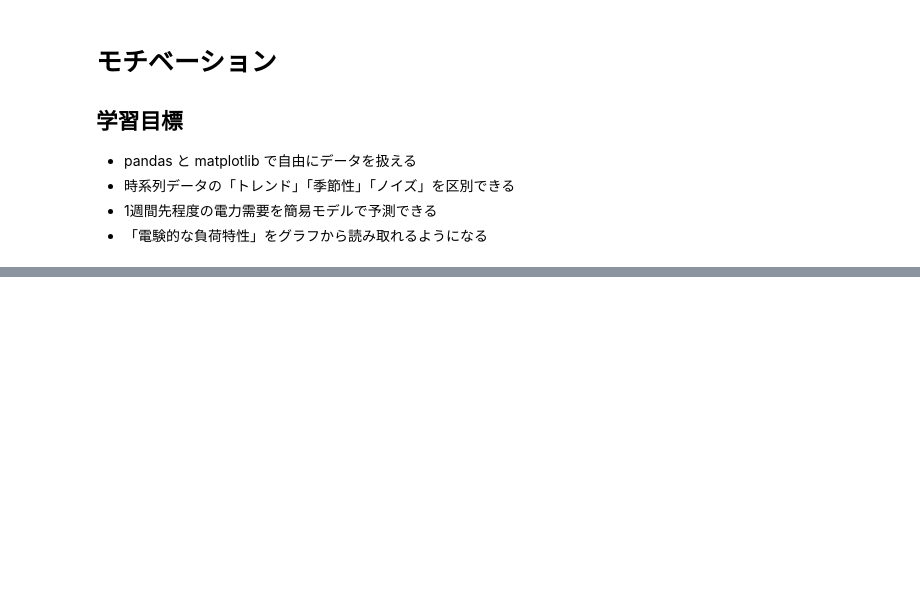
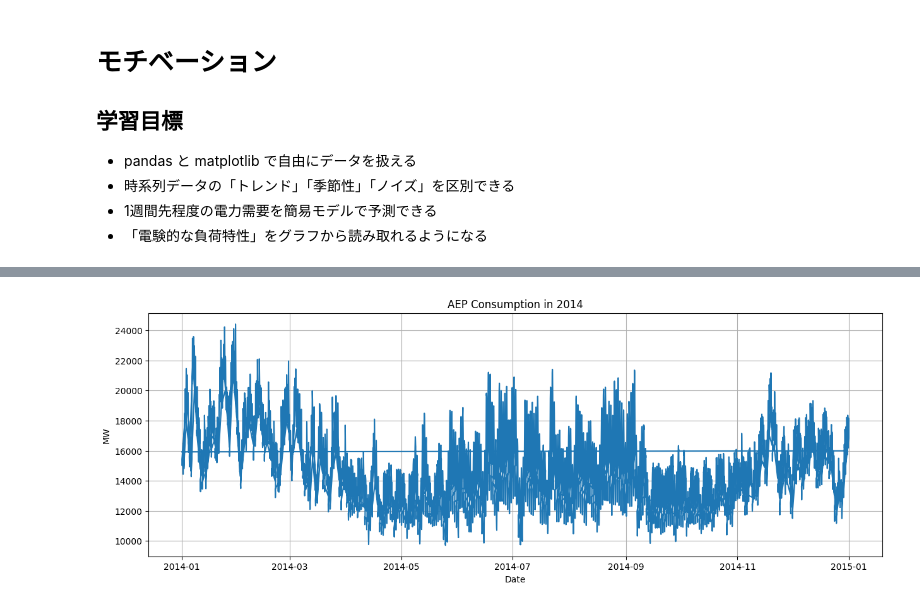
Before and after one commit to banzai80311315/banzai-kaggle, a Jupyter notebook: power-forecast/notebooks/txt.ipynb, the cells around one changed output, grey strips where cells are left out. Cells and saved outputs as stored; diff of their text form; code cells hidden in the pictures; blank space fills up the shorter version.

```diff
--- a/power-forecast/notebooks/txt.ipynb
+++ b/power-forecast/notebooks/txt.ipynb
@@ -66,0 +112,11 @@
+# %%
+df_2014 = df[df.index.year == 2014]
+plt.figure(figsize=(15,5))
+plt.plot(df_2014.index, df_2014['AEP_MW'])
+plt.title('AEP Consumption in 2014')
+plt.xlabel('Date')
+plt.ylabel('MW')
+plt.grid(True)
+plt.show()
+# %% [output]
+[figure, added]
```
Also changed, not shown: parts of 30 cells of this notebook, 5 other files.
